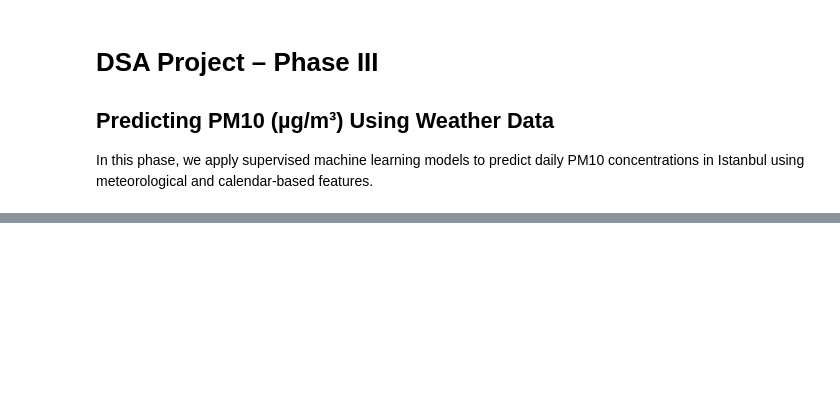
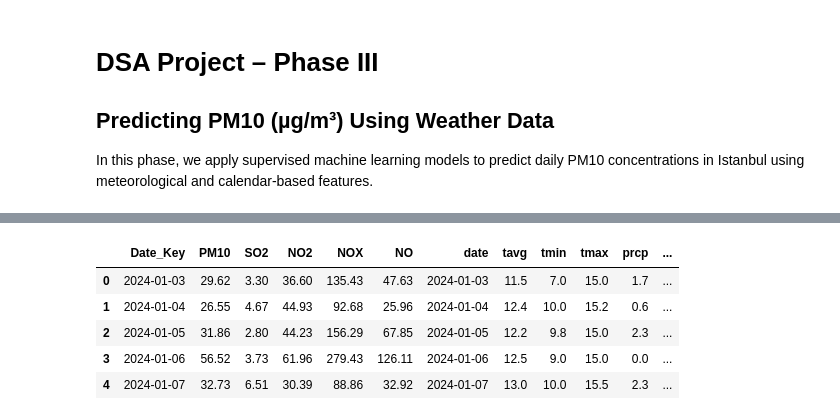
Before and after one commit to cemozkl123/DSA_project, a Jupyter notebook: DSA_phase3.ipynb, the cells around one changed output, grey strips where cells are left out. Saved outputs shown, nothing was run; the diff lists cells and outputs as text; code cells hidden in the pictures; blank space fills up the shorter version.

```diff
--- a/DSA_phase3.ipynb
+++ b/DSA_phase3.ipynb
@@ -22,0 +45,21 @@ from sklearn.metrics import mean_absolute_error, mean_squared_error, r2_score
+# %%
+df["Date_Key"] = pd.to_datetime(df["Date_Key"], errors="coerce")
+df = df.dropna(subset=["Date_Key"]).sort_values("Date_Key").reset_index(drop=True)
+
+df["month"] = df["Date_Key"].dt.month
+df["dayofweek"] = df["Date_Key"].dt.dayofweek
+df["is_weekend"] = (df["dayofweek"] >= 5).astype(int)
+
+# cyclic encoding (optional but nice)
+doy = df["Date_Key"].dt.dayofyear
+df["doy_sin"] = np.sin(2*np.pi*doy/365.25)
+df["doy_cos"] = np.cos(2*np.pi*doy/365.25)
+
+df.head()
+# %% [output]
+|  | Date_Key | PM10 | SO2 | NO2 | NOX | NO | date | tavg | tmin | tmax | prcp | ... |
+| 0 | 2024-01-03 | 29.62 | 3.30 | 36.60 | 135.43 | 47.63 | 2024-01-03 | 11.5 | 7.0 | 15.0 | 1.7 | ... |
+| 1 | 2024-01-04 | 26.55 | 4.67 | 44.93 | 92.68 | 25.96 | 2024-01-04 | 12.4 | 10.0 | 15.2 | 0.6 | ... |
+| 2 | 2024-01-05 | 31.86 | 2.80 | 44.23 | 156.29 | 67.85 | 2024-01-05 | 12.2 | 9.8 | 15.0 | 2.3 | ... |
+| 3 | 2024-01-06 | 56.52 | 3.73 | 61.96 | 279.43 | 126.11 | 2024-01-06 | 12.5 | 9.0 | 15.0 | 0.0 | ... |
+| 4 | 2024-01-07 | 32.73 | 6.51 | 30.39 | 88.86 | 32.92 | 2024-01-07 | 13.0 | 10.0 | 15.5 | 2.3 | ... |
```
Also changed, not shown: parts of 15 cells of this notebook.
